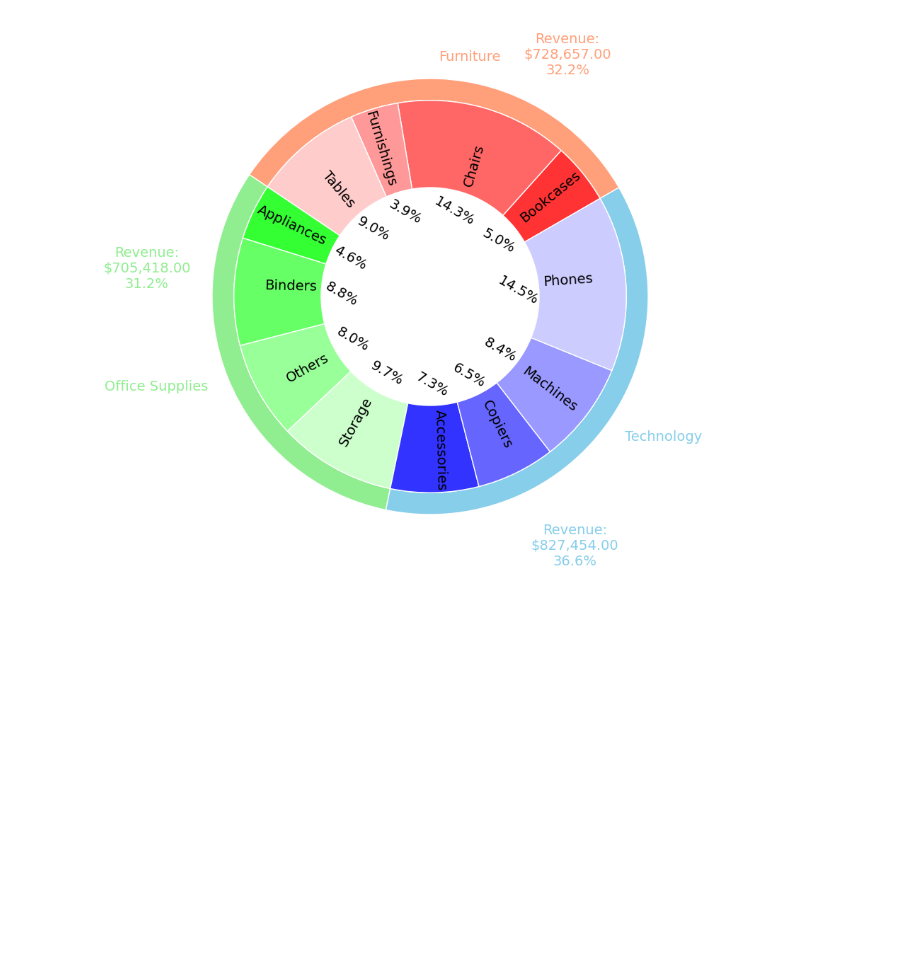
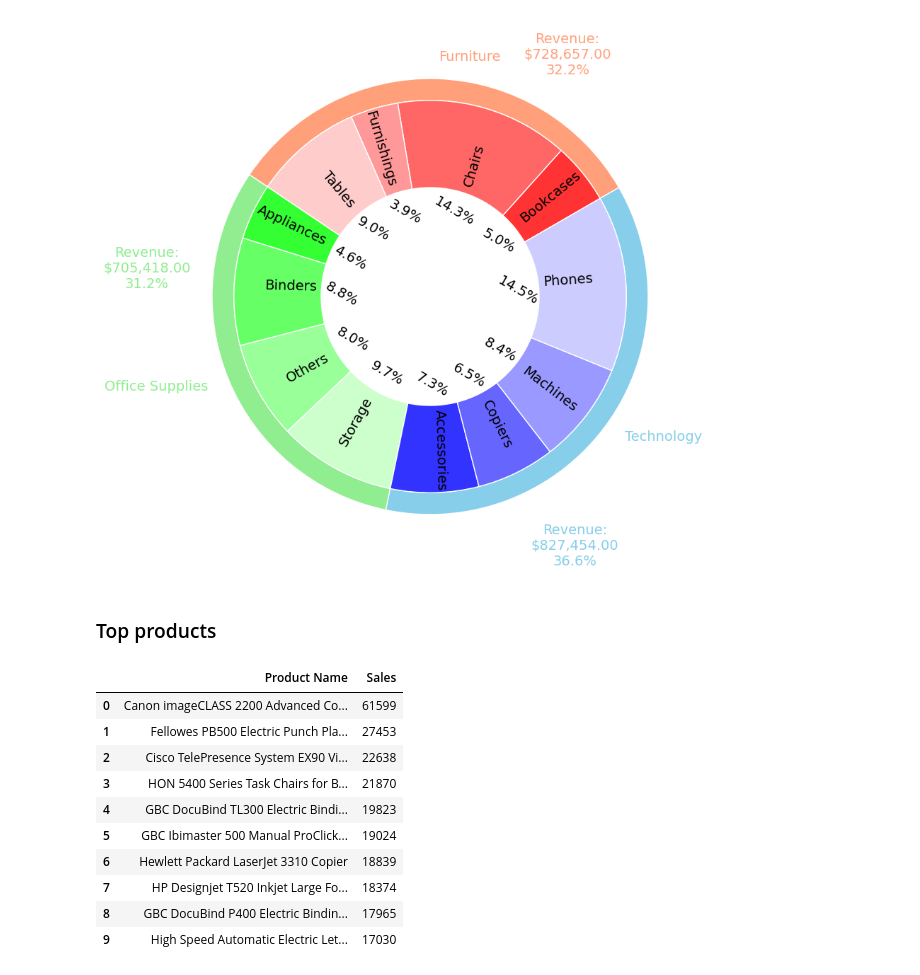
Before and after one commit to MrIsCM/DataProjects, a Jupyter notebook: P1_Sales_DA/main.ipynb, the cells around one changed output. Cells and saved outputs as stored; diff of their text form; code cells hidden in the pictures; blank space fills up the shorter version.

```diff
--- a/P1_Sales_DA/main.ipynb
+++ b/P1_Sales_DA/main.ipynb
@@ -387,3 +387,22 @@ for text in inner_pie[2]:
 	text.set_rotation(-30)
 # %% [output]
 [figure]
+# %% [markdown]
+### Top products
+# %%
+top_products = data.groupby('Product Name')['Sales'].sum().sort_values(ascending=False).head(10)
+top_products = top_products.reset_index()
+top_products['Sales'] = top_products['Sales'].astype(int)
+top_products
+# %% [output]
+|  | Product Name | Sales |
+| 0 | Canon imageCLASS 2200 Advanced Co... | 61599 |
+| 1 | Fellowes PB500 Electric Punch Pla... | 27453 |
+| 2 | Cisco TelePresence System EX90 Vi... | 22638 |
+| 3 | HON 5400 Series Task Chairs for B... | 21870 |
+| 4 | GBC DocuBind TL300 Electric Bindi... | 19823 |
+| 5 | GBC Ibimaster 500 Manual ProClick... | 19024 |
+| 6 | Hewlett Packard LaserJet 3310 Copier | 18839 |
+| 7 | HP Designjet T520 Inkjet Large Fo... | 18374 |
+| 8 | GBC DocuBind P400 Electric Bindin... | 17965 |
+| 9 | High Speed Automatic Electric Let... | 17030 |
```
Also changed, not shown: parts of 4 cells of this notebook.
